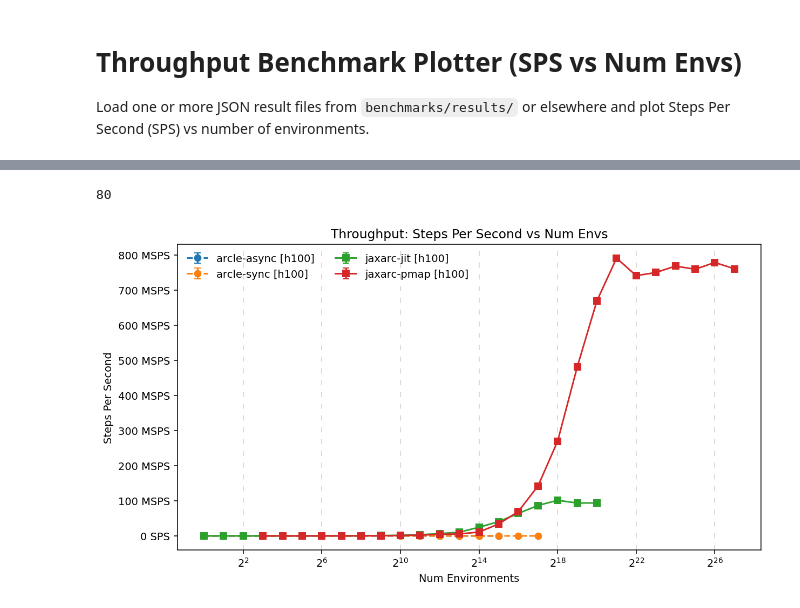
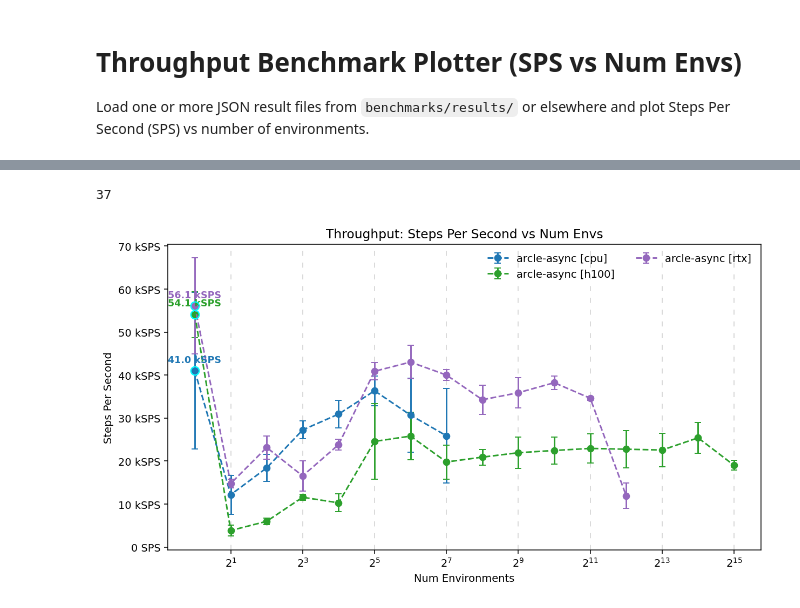
Before and after one commit to aadimator/JaxARC, a Jupyter notebook: benchmarks/plot_throughput.ipynb, the cells around one changed output, grey strips where cells are left out. Drawn from its saved outputs; the diff is of its cells as text; code cells hidden in the pictures.

```diff
--- a/benchmarks/plot_throughput.ipynb
+++ b/benchmarks/plot_throughput.ipynb
@@ -225,8 +224,8 @@ len(summary)
 # - modes: choose among ['arcle-sync','arcle-async','jaxarc-jit','jaxarc-pmap'] (empty = all)
 # - yscale: 'linear' (default), 'log', or 'symlog'
 # - yformat: 'eng' (SI units), 'comma', or 'sci'
-run_tag_contains = ['h100']  # e.g., ['cpu', 'h100']
-modes_filter = []      # e.g., ['arcle-sync', 'arcle-async']
+run_tag_contains = []  # e.g., ['cpu', 'h100']
+modes_filter = ['arcle-async']      # e.g., ['arcle-sync', 'arcle-async']
 yscale = 'linear'      # 'linear' | 'log' | 'symlog'
 yformat = 'eng'        # 'eng' | 'comma' | 'sci'
 
@@ -235,7 +234,7 @@ filtered = filter_records(records, flt)
 filtered_summary = aggregate(filtered)
 len(filtered_summary)
 # %% [output]
-80
+37
 # %%
 # Plot SPS vs num_envs for filtered data with clearer y-axis
 if not filtered_summary:
@@ -253,32 +252,77 @@ else:
         ys = [r['sps_mean'] for r in rows]
         yerr = [r['sps_std'] for r in rows]
         label = f"{mode} [{tag or 'untagged'}]"
         style = '-' if 'jaxarc' in (mode or '') else '--'
         marker = 's' if 'jaxarc' in (mode or '') else 'o'
-        ax.errorbar(xs, ys, yerr=yerr, marker=marker, linestyle=style, label=label, capsize=3)
+        container = ax.errorbar(xs, ys, yerr=yerr, marker=marker, linestyle=style, label=label, capsize=3)
+
+        # Annotate the maximum point for this line with matching color and y-format
+        if ys:
+            try:
+                idx_max = int(np.nanargmax(ys))
+                x_max = xs[idx_max]
+                y_max = ys[idx_max]
+
+                # Choose a formatter consistent with yformat
+                def _format_y(val: float) -> str:
+                    if yformat == 'eng':
+                        return EngFormatter(unit='SPS', places=1)(val)
+                    elif yformat == 'comma':
+                        return f"{val:,.0f}"
+                    elif yformat == 'sci':
+                        return f"{val:.2e}"
+                    else:
+                        return f"{val:.3g}"
+
+                # Get the line color from the plotted container
+                try:
+                    line_color = container.lines[0].get_color()
+                except Exception:
+                    line_color = None
+
+                # Draw a small highlight marker to indicate which point this label refers to
+                ax.plot([x_max], [y_max],
+                        marker='o', markersize=8,
+                        markerfacecolor='none', markeredgecolor='cyan', markeredgewidth=1.2,
+                        linestyle='None', zorder=5)
+
+                ax.annotate(
+                    _format_y(y_max),
+                    (x_max, y_max),
+                    xytext=(0, 6),
+                    textcoords='offset points',
+                    ha='center',
+                    va='bottom',
+                    color=line_color,
+                    fontsize=9,
+                    fontweight='bold',
+                    clip_on=True,
+                )
+            except Exception:
+                pass
 
     ax.set_title('Throughput: Steps Per Second vs Num Envs')
     ax.set_xlabel('Num Environments')
     ax.set_ylabel('Steps Per Second')
     ax.set_xscale('log', base=2)
 
     # Configure y-scale
     if yscale in ('linear', 'log', 'symlog'):
         ax.set_yscale(yscale)
 
     # Configure y-axis formatting
     if yformat == 'eng':
         ax.yaxis.set_major_formatter(EngFormatter(unit='SPS'))
     elif yformat == 'comma':
         ax.yaxis.set_major_formatter(FuncFormatter(lambda x, pos: f"{x:,.0f}"))
     elif yformat == 'sci':
         sf = ScalarFormatter(useMathText=True)
         sf.set_powerlimits((-2, 2))
         ax.yaxis.set_major_formatter(sf)
 
     ax.grid(which='both', axis='x', linestyle=(0, (6, 8)), alpha=0.6)
     ax.legend(loc='best', ncol=2, frameon=False)
     plt.tight_layout()
     plt.show()
 # %% [output]
-[figure, old version]
+[figure, new version]
```
Also changed, not shown: parts of 5 cells of this notebook, 5 other files.
